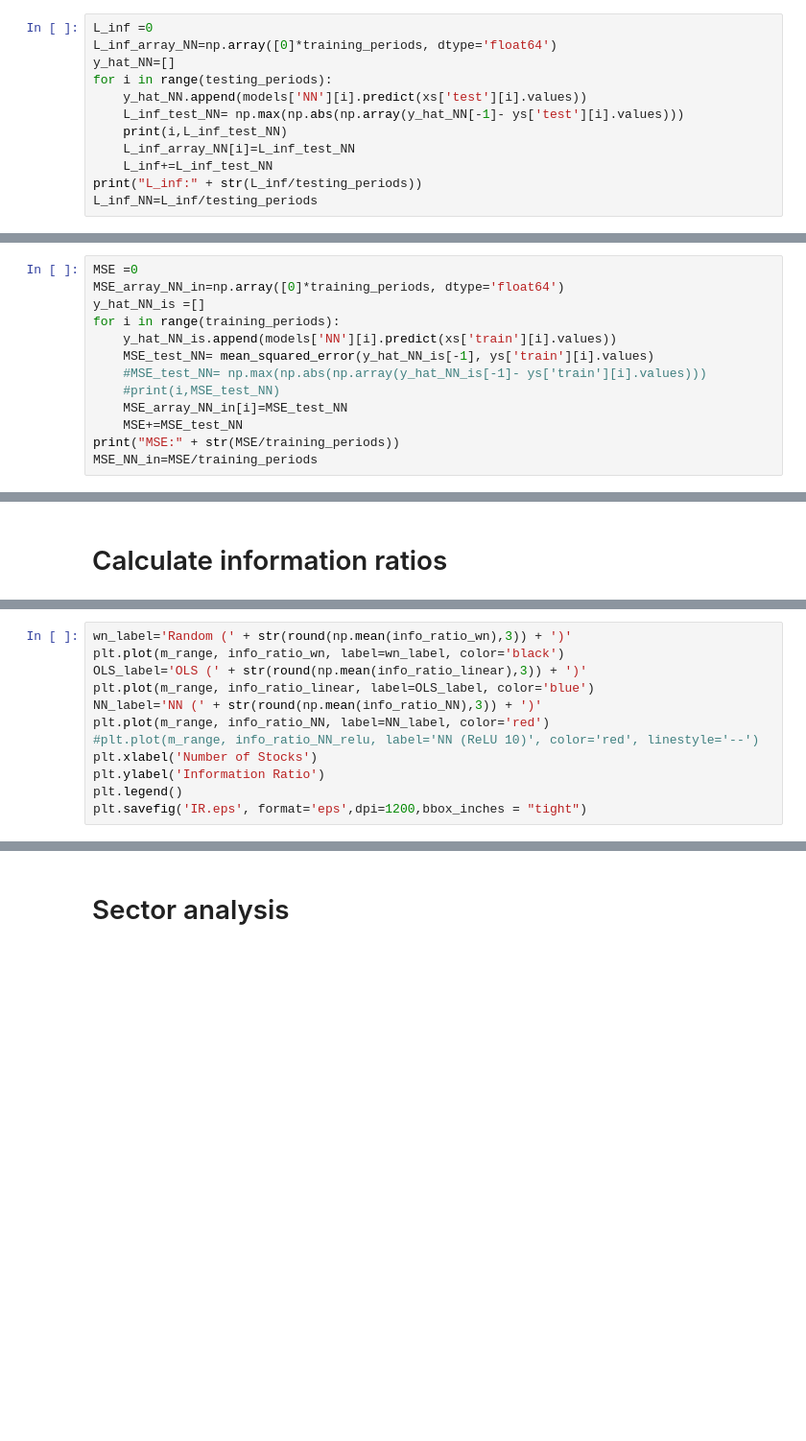
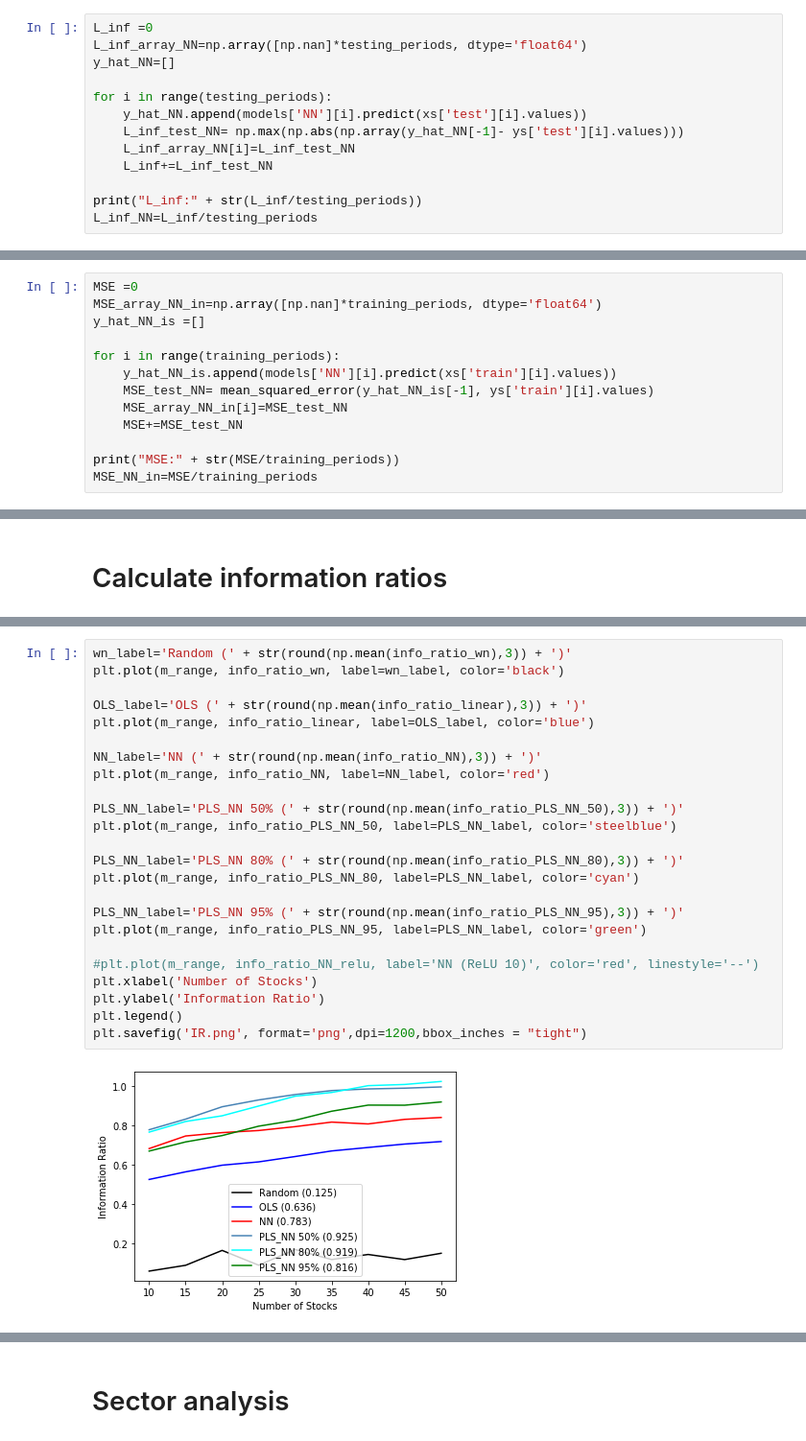
Before and after one commit to Kem975/MATH597_Research, a Jupyter notebook: src/PLS_DNN_vs_OLS.ipynb, the cells around one changed output, grey strips where cells are left out. Shown at 96% size. Cells and saved outputs as stored; diff of their text form; blank space fills up the shorter version.

```diff
--- a/src/PLS_DNN_vs_OLS.ipynb
+++ b/src/PLS_DNN_vs_OLS.ipynb
@@ -653,14 +836,15 @@ MSE:0.028383798041404524
 # L_inf NNs (testing)
 # %%
 L_inf =0
-L_inf_array_NN=np.array([0]*training_periods, dtype='float64')
+L_inf_array_NN=np.array([np.nan]*testing_periods, dtype='float64')
 y_hat_NN=[]
+
 for i in range(testing_periods):
     y_hat_NN.append(models['NN'][i].predict(xs['test'][i].values))
     L_inf_test_NN= np.max(np.abs(np.array(y_hat_NN[-1]- ys['test'][i].values)))
-    print(i,L_inf_test_NN)
     L_inf_array_NN[i]=L_inf_test_NN
     L_inf+=L_inf_test_NN
+
 print("L_inf:" + str(L_inf/testing_periods))
 L_inf_NN=L_inf/testing_periods
 # %% [output]
@@ -685,15 +853,15 @@ L_inf:1.0652164468241456
 # MSEs NN (training)
 # %%
 MSE =0
-MSE_array_NN_in=np.array([0]*training_periods, dtype='float64')
+MSE_array_NN_in=np.array([np.nan]*training_periods, dtype='float64')
 y_hat_NN_is =[]
+
 for i in range(training_periods):
     y_hat_NN_is.append(models['NN'][i].predict(xs['train'][i].values))
     MSE_test_NN= mean_squared_error(y_hat_NN_is[-1], ys['train'][i].values)
-    #MSE_test_NN= np.max(np.abs(np.array(y_hat_NN_is[-1]- ys['train'][i].values)))
-    #print(i,MSE_test_NN)
     MSE_array_NN_in[i]=MSE_test_NN
     MSE+=MSE_test_NN
+
 print("MSE:" + str(MSE/training_periods))
 MSE_NN_in=MSE/training_periods
 # %% [output]
@@ -1037,12 +1218,26 @@ IndexError: list index out of range
 # %%
 wn_label='Random (' + str(round(np.mean(info_ratio_wn),3)) + ')'
 plt.plot(m_range, info_ratio_wn, label=wn_label, color='black')
+
 OLS_label='OLS (' + str(round(np.mean(info_ratio_linear),3)) + ')'
 plt.plot(m_range, info_ratio_linear, label=OLS_label, color='blue')
+
 NN_label='NN (' + str(round(np.mean(info_ratio_NN),3)) + ')'
 plt.plot(m_range, info_ratio_NN, label=NN_label, color='red')
+
+PLS_NN_label='PLS_NN 50% (' + str(round(np.mean(info_ratio_PLS_NN_50),3)) + ')'
+plt.plot(m_range, info_ratio_PLS_NN_50, label=PLS_NN_label, color='steelblue')
+
+PLS_NN_label='PLS_NN 80% (' + str(round(np.mean(info_ratio_PLS_NN_80),3)) + ')'
+plt.plot(m_range, info_ratio_PLS_NN_80, label=PLS_NN_label, color='cyan')
+
+PLS_NN_label='PLS_NN 95% (' + str(round(np.mean(info_ratio_PLS_NN_95),3)) + ')'
+plt.plot(m_range, info_ratio_PLS_NN_95, label=PLS_NN_label, color='green')
+
 #plt.plot(m_range, info_ratio_NN_relu, label='NN (ReLU 10)', color='red', linestyle='--')
 plt.xlabel('Number of Stocks')
 plt.ylabel('Information Ratio')
 plt.legend()
-plt.savefig('IR.eps', format='eps',dpi=1200,bbox_inches = "tight")
+plt.savefig('IR.png', format='png',dpi=1200,bbox_inches = "tight")
+# %% [output]
+[figure, added]
```
Also changed, not shown: parts of 74 cells of this notebook, 24 other files.
